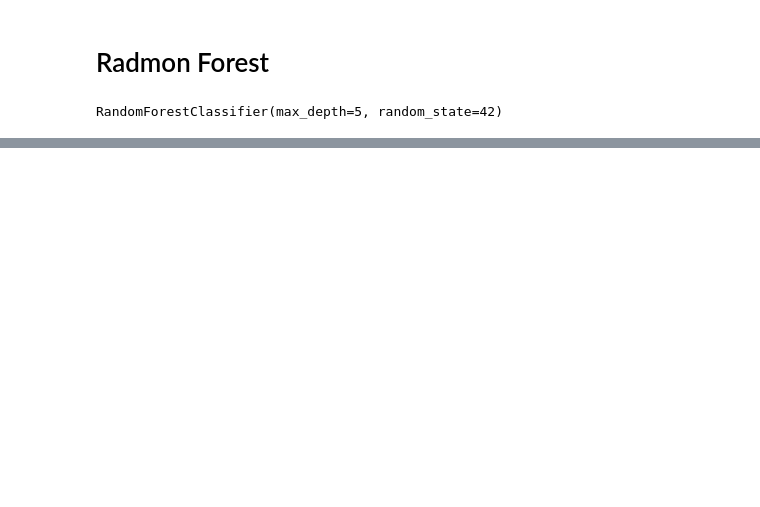
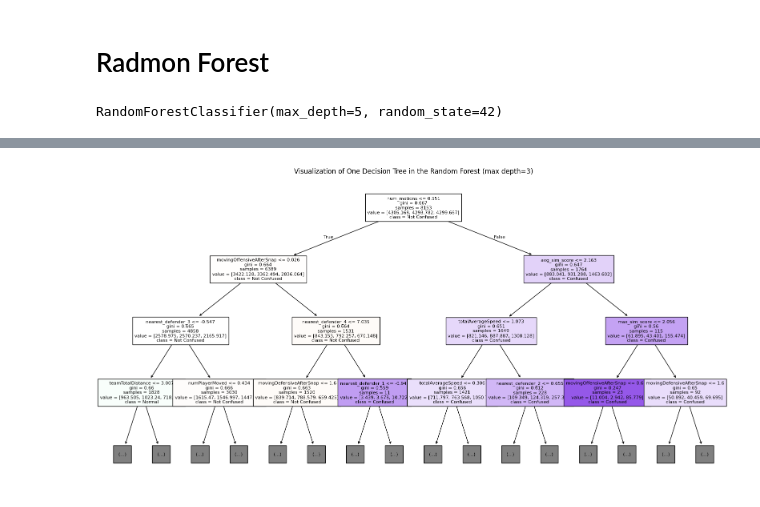
Before and after one commit to NFL-Data-Bowl/nfl-data-bowl, a Jupyter notebook: Code/Modeling/random_forest.ipynb, the cells around one changed output, grey strips where cells are left out. Cells and saved outputs as stored; diff of their text form; code cells hidden in the pictures; blank space fills up the shorter version.

```diff
--- a/Code/Modeling/random_forest.ipynb
+++ b/Code/Modeling/random_forest.ipynb
@@ -143,0 +246,12 @@ weighted avg       0.40      0.44      0.30      3225
+# %%
+from sklearn.tree import plot_tree
+
+# Extract one tree from the forest
+estimator = best_model.named_steps['rf'].estimators_[0]
+
+plt.figure(figsize=(20, 10))
+plot_tree(estimator, feature_names=X.columns, class_names=["Not Confused", "Normal", "Confused"], filled=True, max_depth=3, fontsize=8)
+plt.title("Visualization of One Decision Tree in the Random Forest (max depth=3)")
+plt.show()
+# %% [output]
+[figure, added]
```
Also changed, not shown: parts of 14 cells of this notebook.
